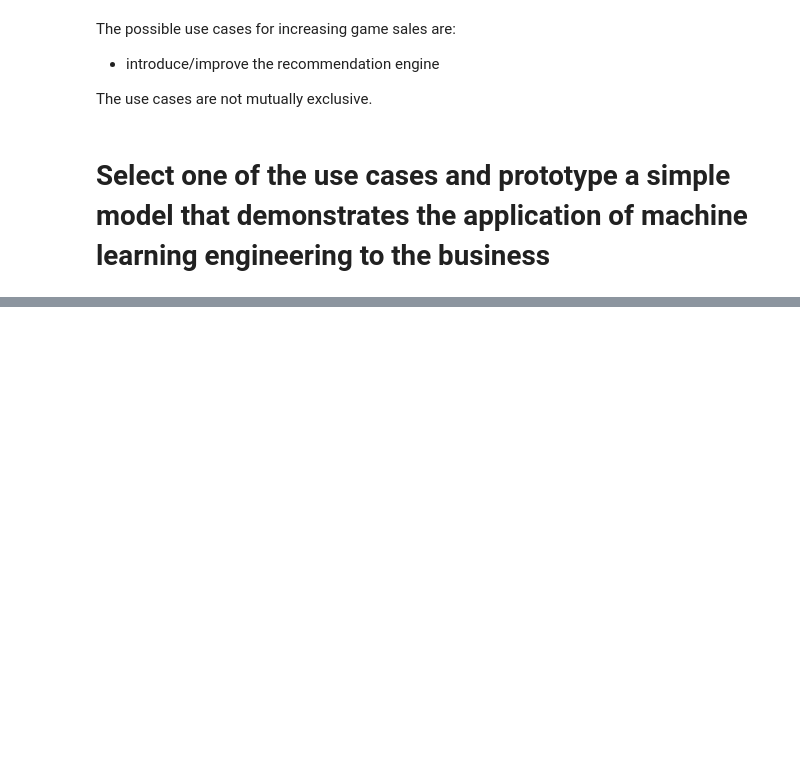
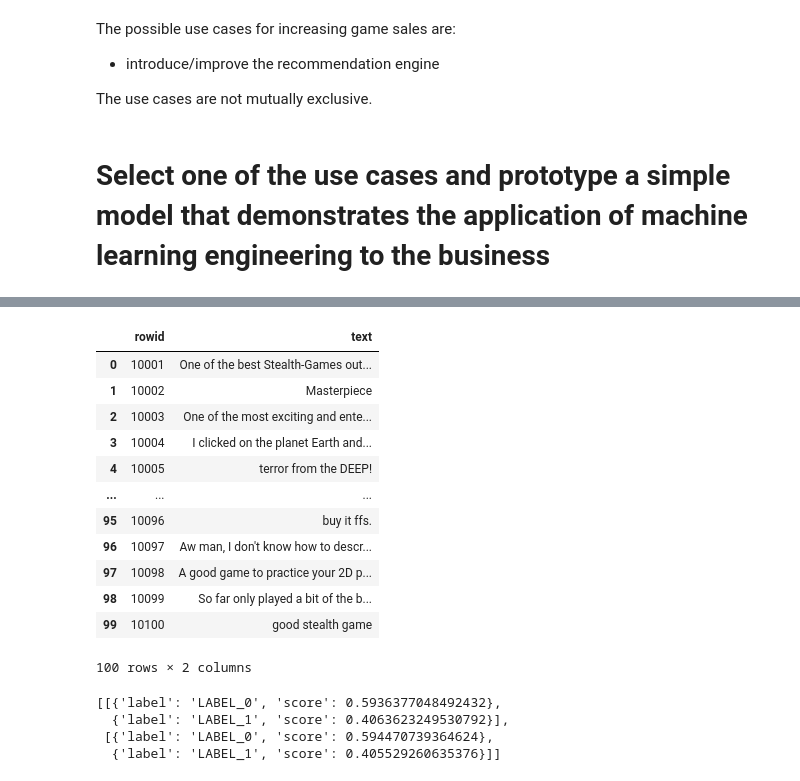
Before and after one commit to ayorgo/steam-recsys, a Jupyter notebook: steam-recsys.ipynb, the cells around one changed output, grey strips where cells are left out. Drawn from its saved outputs; the diff is of its cells as text; code cells hidden in the pictures; blank space fills up the shorter version.

```diff
--- a/steam-recsys.ipynb
+++ b/steam-recsys.ipynb
@@ -51,6 +51,15 @@ def execute(sql: str) -> None:
         cursor.close()
         connection.close()
 
+def update(sql: str, *args) -> None:
+    connection = sqlite3.connect("data/steam.db")
+    cursor = connection.cursor()
+    try:
+        cursor.executemany(sql, *args)
+        connection.commit()
+    finally:
+        cursor.close()
+        connection.close()
 
 def query(sql: str) -> List[tuple]:
     connection = sqlite3.connect("data/steam.db")
@@ -1245,0 +1267,8 @@ The use cases are not mutually exclusive.
+# %%
+from transformers import pipeline
+
+pipe = pipeline(
+    "sentiment-analysis",
+    "distilbert-base-uncased-finetuned-sst-2-english",
+    truncation=True,
+)
@@ -1246,3 +1369,37 @@ The use cases are not mutually exclusive.
+# %%
+batch_df = query(select_template.format(rowid=rowid, batch_size=100))
+batch_df["text"] = batch_df["text"].apply(lambda x: ' '.join(x.split()[:50]))
+batch_df
+# output = pipe(batch_df["text"].tolist(), return_all_scores=True)
+# positive_scores = [
+#     score["score"]
+#     for scores in output
+#     for score in scores
+#     if score["label"] == "POSITIVE"
+# ]
+# batch_df["positive_score"] = positive_scores
+# batch_df[["positive_score", "rowid"]].to_records(index=False).tolist()
+# %% [output]
+|  | rowid | text |
+| 0 | 10001 | One of the best Stealth-Games out... |
+| 1 | 10002 | Masterpiece |
+| 2 | 10003 | One of the most exciting and ente... |
+| 3 | 10004 | I clicked on the planet Earth and... |
+| 4 | 10005 | terror from the DEEP! |
+| ... | ... | ... |
+| 95 | 10096 | buy it ffs. |
+| 96 | 10097 | Aw man, I don't know how to descr... |
+| 97 | 10098 | A good game to practice your 2D p... |
+| 98 | 10099 | So far only played a bit of the b... |
+| 99 | 10100 | good stealth game |
+100 rows × 2 columns
+# %%
+pipe(["I love this game!", "I hate this game!"], return_all_scores=True)
+# %% [output]
+[[{'label': 'LABEL_0', 'score': 0.5936377048492432},
+  {'label': 'LABEL_1', 'score': 0.4063623249530792}],
+ [{'label': 'LABEL_0', 'score': 0.594470739364624},
+  {'label': 'LABEL_1', 'score': 0.405529260635376}]]
 # %%
 import torch
 import torch.nn as nn
```
Also changed, not shown: parts of 21 cells of this notebook.
